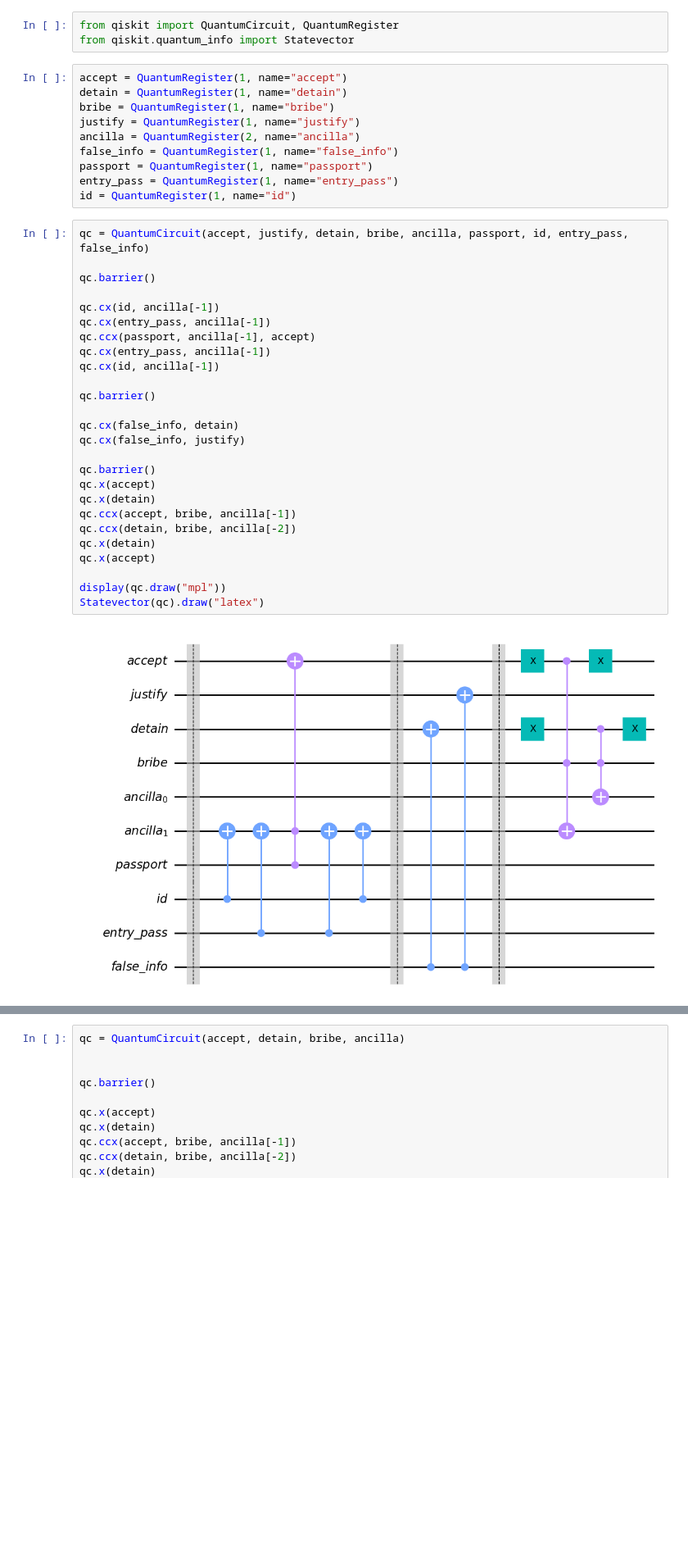
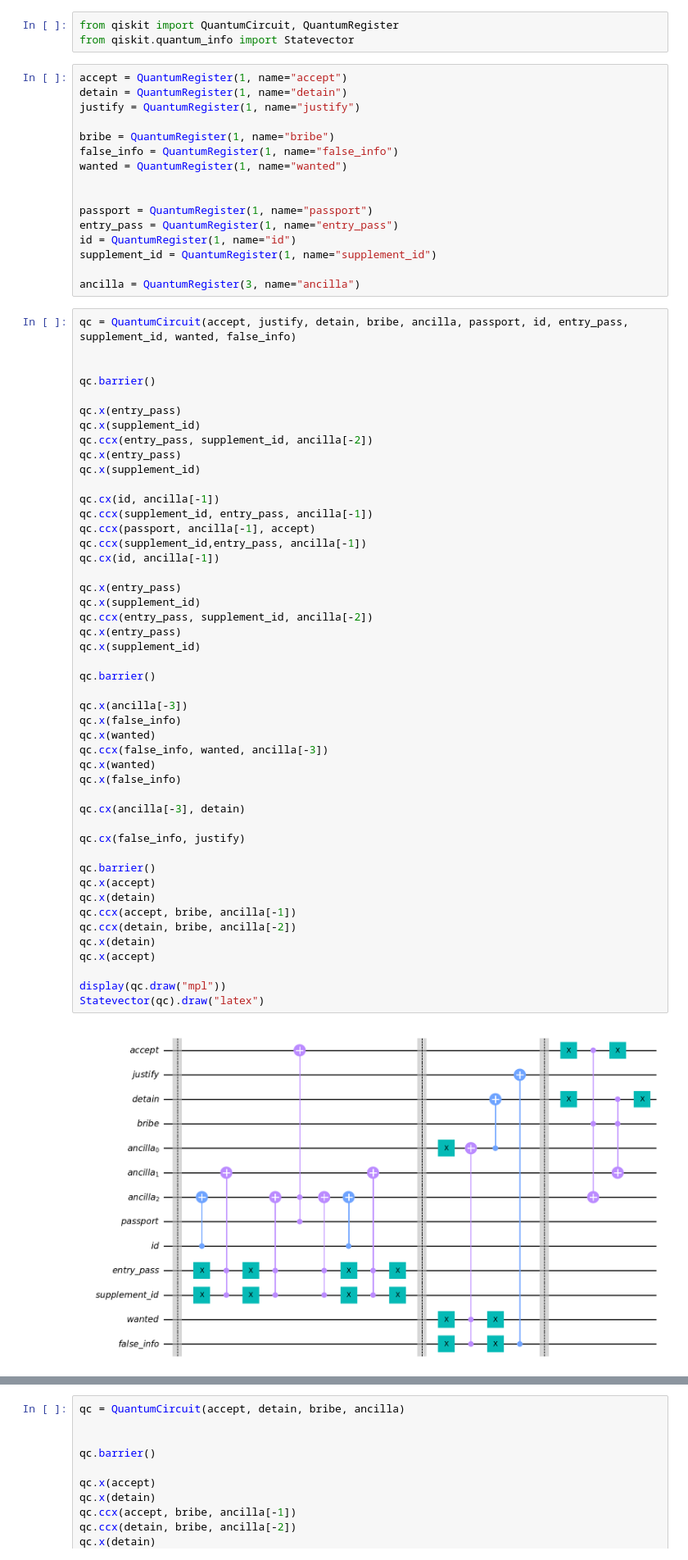
Before and after one commit to Dpbm/quantum, a Jupyter notebook: qiskit/papers-please.ipynb, the cells around one changed output, grey strips where cells are left out. Shown at 82% size. Saved outputs shown, nothing was run; the diff lists cells and outputs as text; blank space fills up the shorter version.

```diff
--- a/qiskit/papers-please.ipynb
+++ b/qiskit/papers-please.ipynb
@@ -4,38 +4,65 @@ from qiskit.quantum_info import Statevector
 # %%
 accept = QuantumRegister(1, name="accept")
 detain = QuantumRegister(1, name="detain")
+justify = QuantumRegister(1, name="justify")
+
 bribe = QuantumRegister(1, name="bribe")
-justify = QuantumRegister(1, name="justify")
-ancilla = QuantumRegister(2, name="ancilla")
 false_info = QuantumRegister(1, name="false_info")
+wanted = QuantumRegister(1, name="wanted")
+
+
 passport = QuantumRegister(1, name="passport")
 entry_pass = QuantumRegister(1, name="entry_pass")
 id = QuantumRegister(1, name="id")
+supplement_id = QuantumRegister(1, name="supplement_id")
+
+ancilla = QuantumRegister(3, name="ancilla")
 # %%
-qc = QuantumCircuit(accept, justify, detain, bribe, ancilla, passport, id, entry_pass, false_info)
+qc = QuantumCircuit(accept, justify, detain, bribe, ancilla, passport, id, entry_pass, supplement_id, wanted, false_info)
+
 
 qc.barrier()
 
+qc.x(entry_pass)
+qc.x(supplement_id)
+qc.ccx(entry_pass, supplement_id, ancilla[-2])
+qc.x(entry_pass)
+qc.x(supplement_id)
+
 qc.cx(id, ancilla[-1])
-qc.cx(entry_pass, ancilla[-1])
+qc.ccx(supplement_id, entry_pass, ancilla[-1])
 qc.ccx(passport, ancilla[-1], accept)
-qc.cx(entry_pass, ancilla[-1])
+qc.ccx(supplement_id,entry_pass, ancilla[-1])
 qc.cx(id, ancilla[-1])
+
+qc.x(entry_pass)
+qc.x(supplement_id)
+qc.ccx(entry_pass, supplement_id, ancilla[-2])
+qc.x(entry_pass)
+qc.x(supplement_id)
 
 qc.barrier()
 
-qc.cx(false_info, detain)
+qc.x(ancilla[-3])
+qc.x(false_info)
+qc.x(wanted)
+qc.ccx(false_info, wanted, ancilla[-3])
+qc.x(wanted)
+qc.x(false_info)
+
+qc.cx(ancilla[-3], detain)
+
 qc.cx(false_info, justify)
 
 qc.barrier()
 qc.x(accept)
 qc.x(detain)
 qc.ccx(accept, bribe, ancilla[-1])
 qc.ccx(detain, bribe, ancilla[-2])
 qc.x(detain)
 qc.x(accept)
 
 display(qc.draw("mpl"))
 Statevector(qc).draw("latex")
 # %% [output]
-[figure, old version]
+[figure, new version]
```
Also changed, not shown: parts of 3 cells of this notebook.
